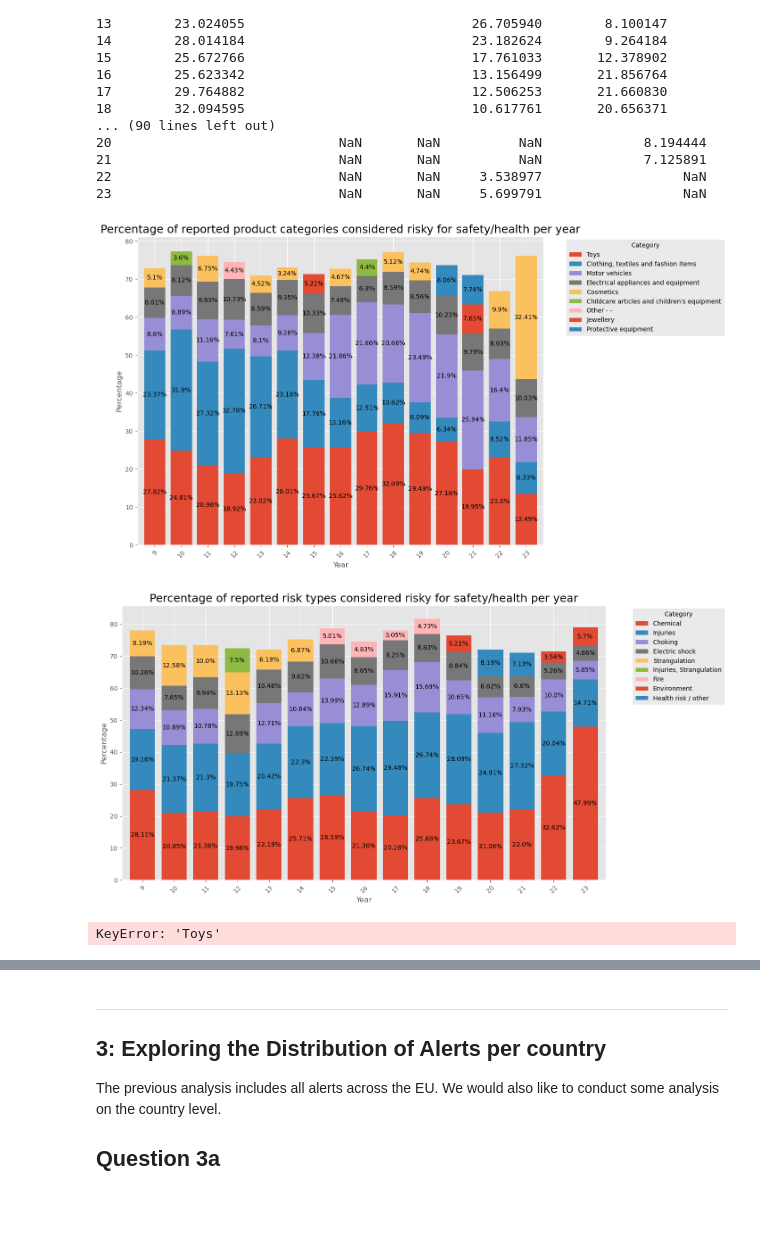
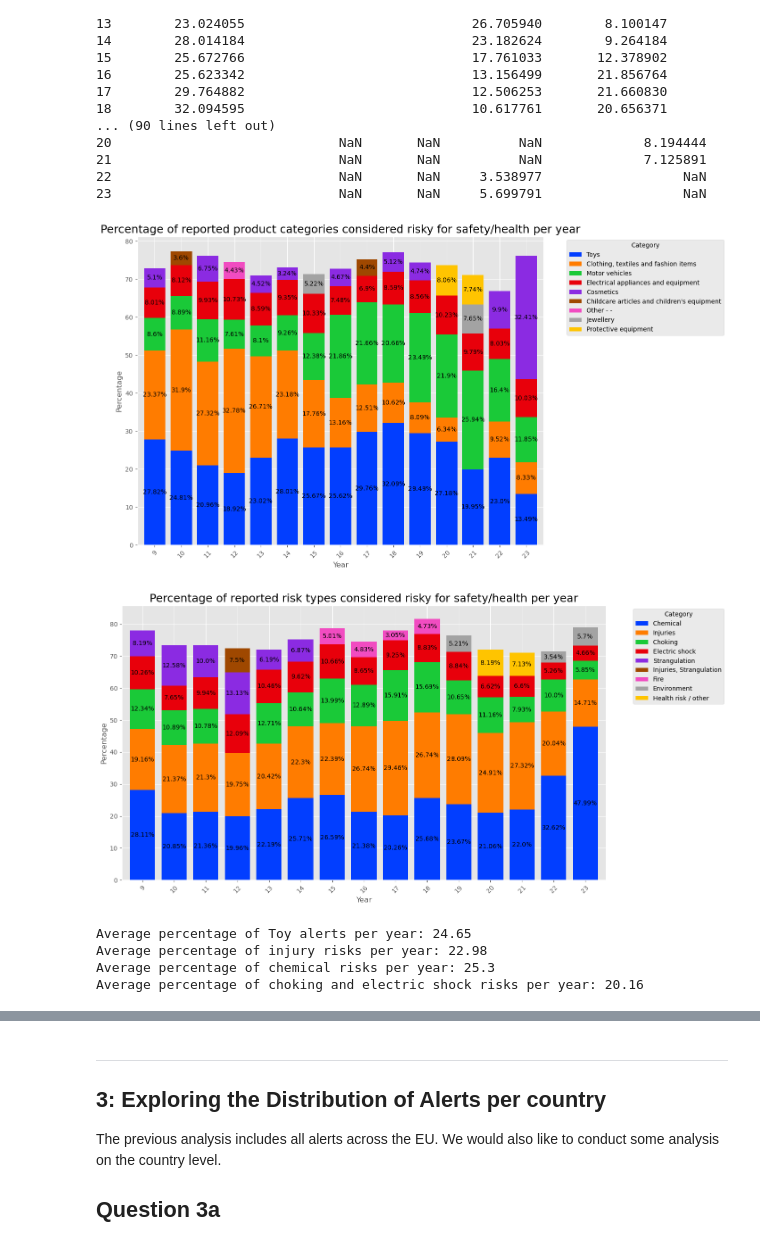
Before and after one commit to noah18c/Data_analysis, a Jupyter notebook: clinic_1/clinic1-2024.ipynb, the cells around one changed output, grey strips where cells are left out. Saved outputs shown, nothing was run; the diff lists cells and outputs as text; code cells hidden in the pictures; blank space fills up the shorter version.

```diff
--- a/clinic_1/clinic1-2024.ipynb
+++ b/clinic_1/clinic1-2024.ipynb
@@ -731,48 +731,62 @@ Year
 22                             NaN       NaN     3.538977                  NaN
 23                             NaN       NaN     5.699791                  NaN
 # %%
-ax = top_5_product_categories_recent_df.plot(kind='bar', figsize=(14, 8), width=0.8, stacked=True)
+palette = sns.color_palette("bright")
+
+ax = top_5_product_categories_recent_df.plot(kind='bar', figsize=(14, 8), width=0.8, stacked=True,color=palette)
 plt.title('Percentage of reported product categories considered risky for safety/health per year',fontsize=18)
 plt.xlabel('Year')
 plt.ylabel('Percentage')
 plt.xticks(rotation=45)  # Rotate x-axis labels for better readability
 plt.legend(title='Category', bbox_to_anchor=(1.05, 1), loc='upper left')
 plt.tight_layout()  # Adjust layout to make room for the legend
 
 for c in ax.containers:
 
     # Optional: if the segment is small or 0, customize the labels
     labels = [str(round(v.get_height(),ndigits=2))+"%" if v.get_height() > 0 else '' for v in c]
 
     # remove the labels parameter if it's not needed for customized labels
     ax.bar_label(c, labels=labels, label_type='center')
 
 plt.show()
 
-ax = top_5_risk_types_recent_df.plot(kind='bar', figsize=(14, 8), width=0.8, stacked=True)
+ax = top_5_risk_types_recent_df.plot(kind='bar', figsize=(14, 8), width=0.8, stacked=True,color=palette)
 plt.title('Percentage of reported risk types considered risky for safety/health per year',fontsize=18)
 plt.xlabel('Year')
 plt.ylabel('Percentage')
 plt.xticks(rotation=45)  # Rotate x-axis labels for better readability
 plt.legend(title='Category', bbox_to_anchor=(1.05, 1), loc='upper left')
 
 for c in ax.containers:
 
     # Optional: if the segment is small or 0, customize the labels
     labels = [str(round(v.get_height(),ndigits=2))+"%" if v.get_height() > 0 else '' for v in c]
 
     # remove the labels parameter if it's not needed for customized labels
     ax.bar_label(c, labels=labels, label_type='center')
 
 plt.show()
 # %% [output]
-[figure, old version]
+[figure, new version]
-[figure, old version]
+[figure, new version]
 # %%
 #average percentage for toy alerts
-top_5_risk_types_recent.keys
+print("Average percentage of Toy alerts per year: "+str(round(top_5_product_categories_recent.xs('Toys', level=1).mean(),ndigits=2)))
+
+#average percentage for choking and electric shock risks
+print("Average percentage of choking and electric shock risks per year: "+str(round(top_5_risk_types_recent.xs('Choking', level=1).mean()+top_5_risk_types_recent.xs('Electric shock', level=1).mean(),ndigits=2)))
+
+#average percentage for injury risks
+print("Average percentage of injury risks per year: "+str(round(top_5_risk_types_recent.xs('Injuries', level=1).mean(),ndigits=2)))
+
+#average percentage for chemical risks
+print("Average percentage of chemical risks per year: "+str(round(top_5_risk_types_recent.xs('Chemical', level=1).mean(),ndigits=2)))
 # %% [output]
-KeyError: 'Toys'
+Average percentage of Toy alerts per year: 24.65
+Average percentage of injury risks per year: 22.98
+Average percentage of chemical risks per year: 25.3
+Average percentage of choking and electric shock risks per year: 20.16
 # %% [markdown]
 We visualized the data for the 15 most recent years due to cluttering of the visualizations. 15 years is also often a large enough time frame to observe both economic expansion and recession, which could be relevant when we're dealing with data from different products. In different times different products might be popular, thus produced more, thus also possibly reported more often (which could lead to overproportionate representation within our dataset when considered out of context). We also observed that roughly in the last 15-20 years the majority of all reports were made. We do not want to clutter the visualizations too much, so another reason to limit ourselves to a time span of 15 years.
 
```
Also changed, not shown: parts of 3 cells of this notebook.
